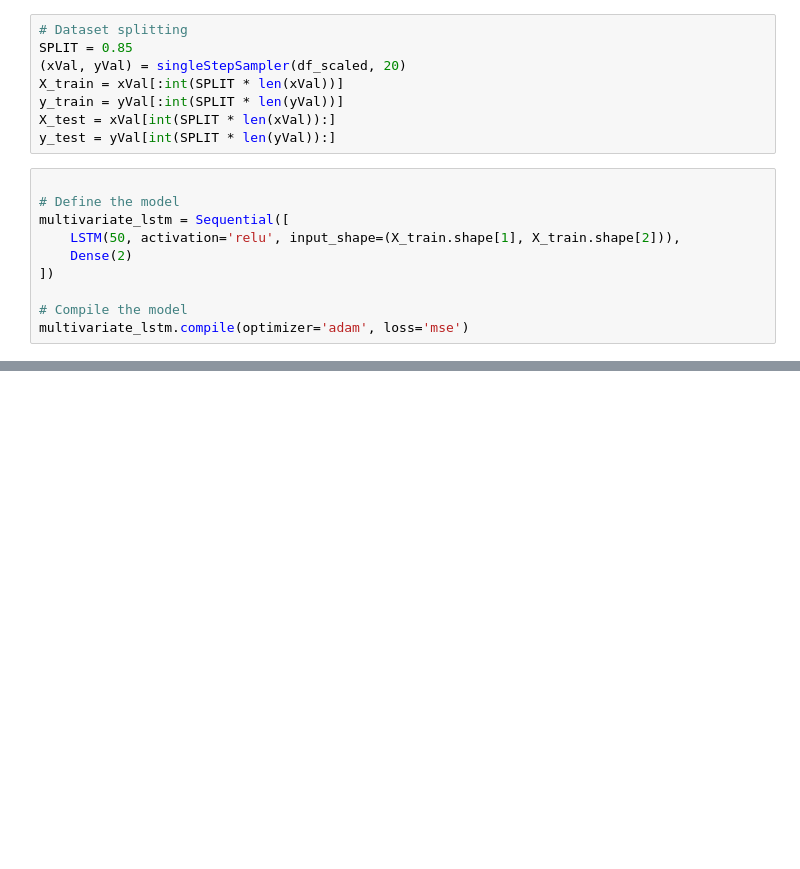
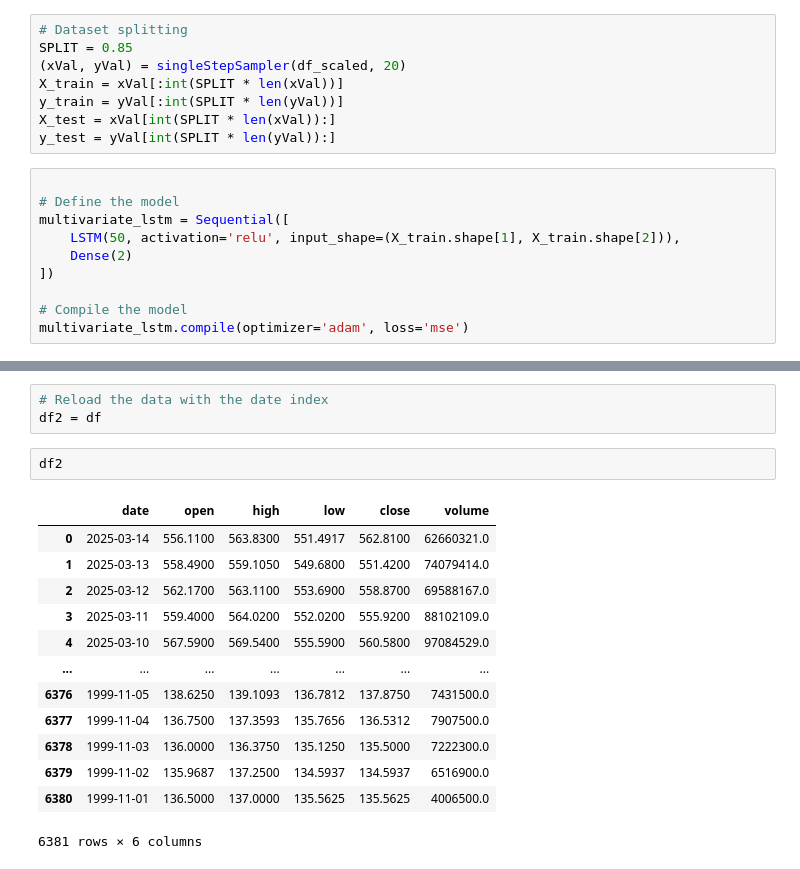
Before and after one commit to bytesbyt/ds_stock_market, a Jupyter notebook: stock_market_LSTM.ipynb, the cells around one changed output, grey strips where cells are left out. Drawn from its saved outputs; the diff is of its cells as text; blank space fills up the shorter version.

```diff
--- a/stock_market_LSTM.ipynb
+++ b/stock_market_LSTM.ipynb
@@ -332 +333,20 @@ df
+# %%
+# Reload the data with the date index
+df2 = df
+# %%
+df2
+# %% [output]
+|  | date | open | high | low | close | volume |
+| 0 | 2025-03-14 | 556.1100 | 563.8300 | 551.4917 | 562.8100 | 62660321.0 |
+| 1 | 2025-03-13 | 558.4900 | 559.1050 | 549.6800 | 551.4200 | 74079414.0 |
+| 2 | 2025-03-12 | 562.1700 | 563.1100 | 553.6900 | 558.8700 | 69588167.0 |
+| 3 | 2025-03-11 | 559.4000 | 564.0200 | 552.0200 | 555.9200 | 88102109.0 |
+| 4 | 2025-03-10 | 567.5900 | 569.5400 | 555.5900 | 560.5800 | 97084529.0 |
+| ... | ... | ... | ... | ... | ... | ... |
+| 6376 | 1999-11-05 | 138.6250 | 139.1093 | 136.7812 | 137.8750 | 7431500.0 |
+| 6377 | 1999-11-04 | 136.7500 | 137.3593 | 135.7656 | 136.5312 | 7907500.0 |
+| 6378 | 1999-11-03 | 136.0000 | 136.3750 | 135.1250 | 135.5000 | 7222300.0 |
+| 6379 | 1999-11-02 | 135.9687 | 137.2500 | 134.5937 | 134.5937 | 6516900.0 |
+| 6380 | 1999-11-01 | 136.5000 | 137.0000 | 135.5625 | 135.5625 | 4006500.0 |
+6381 rows × 6 columns
 # %%
```
Also changed, not shown: parts of 17 cells of this notebook.
